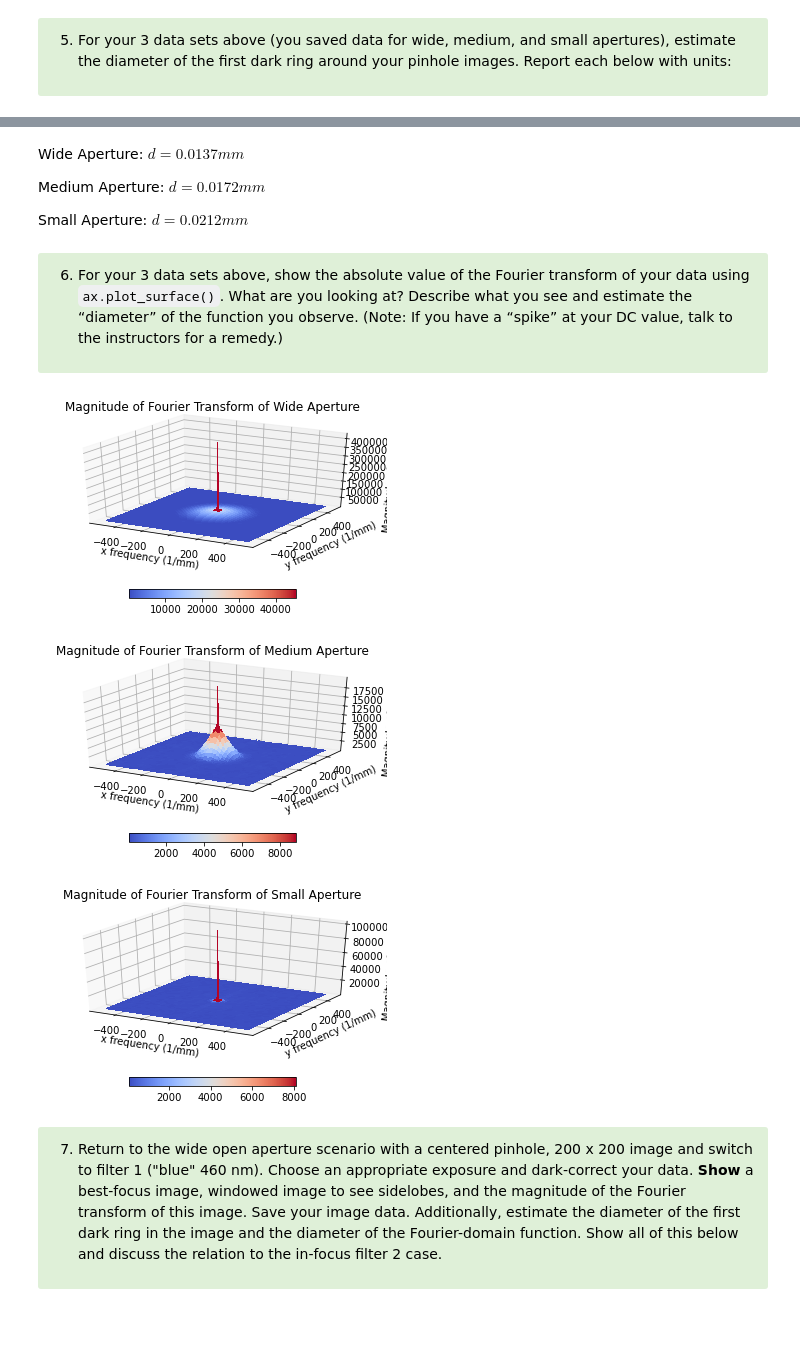
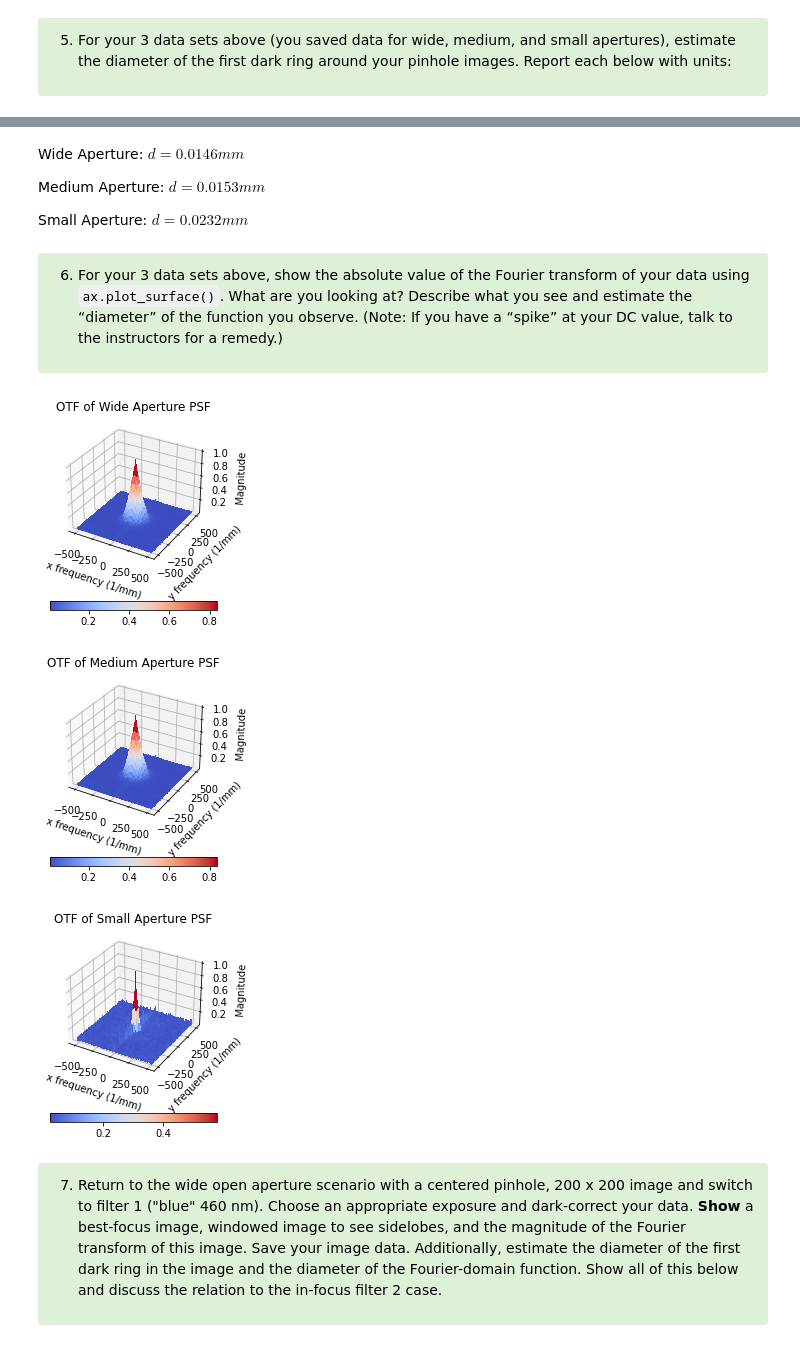
Before and after one commit to dishamishra/Labs_Imager, a Jupyter notebook: Lab3 Part2 (Clean).ipynb, the cells around one changed output, grey strips where cells are left out. Cells and saved outputs as stored; diff of their text form; code cells hidden in the pictures.

```diff
--- a/Lab3 Part2 (Clean).ipynb
+++ b/Lab3 Part2 (Clean).ipynb
@@ -346,9 +341,9 @@ plt.ylim(.125,.075)
 # %% [markdown]
-Wide Aperture: $d = 0.0137 mm$
+Wide Aperture: $d = 0.0146 mm$
 
-Medium Aperture: $d = 0.0172 mm $
+Medium Aperture: $d = 0.0153 mm $
 
-Small Aperture: $d = 0.0212 mm$
+Small Aperture: $d = 0.0232 mm$
 # %% [markdown]
 <div class="alert alert-block alert-success">
 <font color='black'>
@@ -358,31 +353,41 @@ Small Aperture: $d = 0.0212 mm$
 # %%
 %matplotlib inline
 from numpy.fft import fft2, fftshift, ifftshift
 from matplotlib import cm
 from matplotlib.ticker import LinearLocator
-import numpy as np
-transformed_func = fftshift(fft2(ifftshift(np.load('wide_aperture.npy'))))
+
+s = np.load('medium_aperture.npy')
+low = s[0:50,0:50]
+norm = s - np.mean(low)
+norm = norm / np.sum(norm)
+transformed_func = fftshift(fft2(ifftshift(norm)))
+
 fig, ax = plt.subplots(subplot_kw={"projection": "3d"})
 # Make data.
 fs = 104 / 100 * 1000
 X = np.linspace(-fs/2,fs/2*(200-2)/200,200)
 Y = np.linspace(-fs/2,fs/2*(200-2)/200,200)
 X, Y = np.meshgrid(X, Y)
 #R = np.sqrt(X**2 + Y**2)
 Z = np.abs(transformed_func)
 # Plot the surface.
 surf = ax.plot_surface(X, Y, Z, cmap=cm.coolwarm,
                        linewidth=0, antialiased=False)
 fig.colorbar(surf, shrink=0.5, aspect=20, orientation='horizontal')
 ax.set_xlabel('x frequency (1/mm)')
 ax.set_ylabel('y frequency (1/mm)')
-ax.set_zlabel('Magnitude of F. Transform')
-ax.set_title('Magnitude of Fourier Transform of Wide Aperture')
+ax.set_zlabel('Magnitude')
+ax.set_title('OTF of Wide Aperture PSF')
 plt.show()
 # %% [output]
-[figure, old version]
+[figure, new version]
 # %%
-transformed_func = fftshift(fft2(ifftshift(np.load('medium_aperture.npy'))))
+s = np.load('medium_aperture.npy')
+low = s[0:50,0:50]
+norm = s - np.mean(low)
+norm = norm / np.sum(norm)
+transformed_func = fftshift(fft2(ifftshift(norm)))
+
 fig, ax = plt.subplots(subplot_kw={"projection": "3d"})
 # Make data.
 fs = 104 / 100 * 1000
@@ -397,20 +402,24 @@ surf = ax.plot_surface(X, Y, Z, cmap=cm.coolwarm,
 fig.colorbar(surf, shrink=0.5, aspect=20, orientation='horizontal')
 ax.set_xlabel('x frequency (1/mm)')
 ax.set_ylabel('y frequency (1/mm)')
-ax.set_zlabel('Magnitude of F. Transform')
-ax.set_title('Magnitude of Fourier Transform of Medium Aperture')
+ax.set_zlabel('Magnitude')
+ax.set_title('OTF of Medium Aperture PSF')
 plt.show()
 # %% [output]
-[figure, old version]
+[figure, new version]
 # %%
-transformed_func = fftshift(fft2(ifftshift(np.load('small_aperture.npy'))))
+s = np.load('small_aperture.npy')
+low = s[0:50,0:50]
+norm = s - np.mean(low)
+norm = norm / np.sum(norm)
+transformed_func = fftshift(fft2(ifftshift(norm)))
+
 fig, ax = plt.subplots(subplot_kw={"projection": "3d"})
 # Make data.
 fs = 104 / 100 * 1000
 X = np.linspace(-fs/2,fs/2*(200-2)/200,200)
 Y = np.linspace(-fs/2,fs/2*(200-2)/200,200)
 X, Y = np.meshgrid(X, Y)
-#R = np.sqrt(X**2 + Y**2)
 Z = np.abs(transformed_func)
 # Plot the surface.
 surf = ax.plot_surface(X, Y, Z, cmap=cm.coolwarm,
@@ -418,11 +427,11 @@ surf = ax.plot_surface(X, Y, Z, cmap=cm.coolwarm,
 fig.colorbar(surf, shrink=0.5, aspect=20, orientation='horizontal')
 ax.set_xlabel('x frequency (1/mm)')
 ax.set_ylabel('y frequency (1/mm)')
-ax.set_zlabel('Magnitude of F. Transform')
-ax.set_title('Magnitude of Fourier Transform of Small Aperture')
+ax.set_zlabel('Magnitude')
+ax.set_title('OTF of Small Aperture PSF')
 plt.show()
 # %% [output]
-[figure, old version]
+[figure, new version]
 # %% [markdown]
 <div class="alert alert-block alert-success">
 <font color='black'>
```
Also changed, not shown: parts of 18 cells of this notebook, 5 other files.
